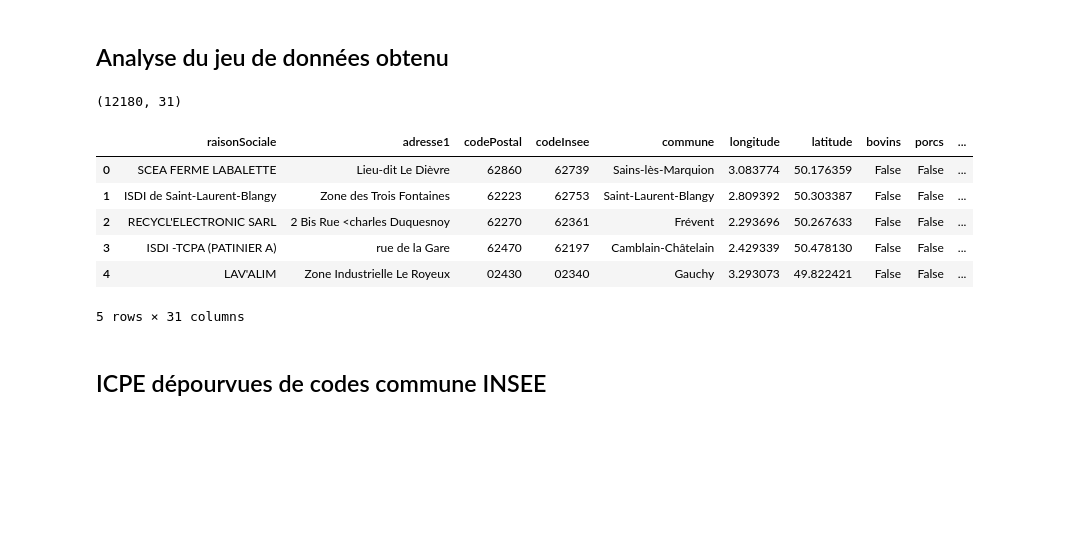
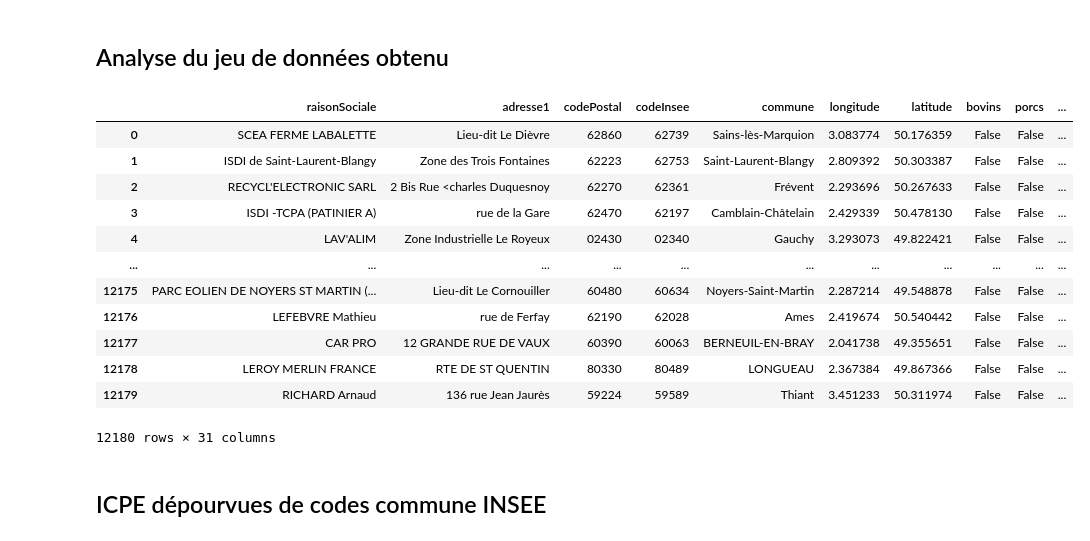
Before and after one commit to tgrandje/french-cities, a Jupyter notebook: notebooks_docs/usecase_1.ipynb, the cells around one changed output. Saved outputs shown, nothing was run; the diff lists cells and outputs as text; code cells hidden in the pictures; blank space fills up the shorter version.

```diff
--- a/notebooks_docs/usecase_1.ipynb
+++ b/notebooks_docs/usecase_1.ipynb
@@ -45,17 +45,21 @@ data = pd.DataFrame(data)
 # %% [markdown]
 ## Analyse du jeu de données obtenu
 # %%
-print(data.shape)
-data.head()
+data
 # %% [output]
+|  | raisonSociale | adresse1 | codePostal | codeInsee | commune | longitude | latitude | bovins | porcs | ... |
+| 0 | SCEA FERME LABALETTE | Lieu-dit Le Dièvre | 62860 | 62739 | Sains-lès-Marquion | 3.083774 | 50.176359 | False | False | ... |
+| 1 | ISDI de Saint-Laurent-Blangy | Zone des Trois Fontaines | 62223 | 62753 | Saint-Laurent-Blangy | 2.809392 | 50.303387 | False | False | ... |
+| 2 | RECYCL'ELECTRONIC SARL | 2 Bis Rue <charles Duquesnoy | 62270 | 62361 | Frévent | 2.293696 | 50.267633 | False | False | ... |
+| 3 | ISDI -TCPA (PATINIER A) | rue de la Gare | 62470 | 62197 | Camblain-Châtelain | 2.429339 | 50.478130 | False | False | ... |
+| 4 | LAV'ALIM | Zone Industrielle Le Royeux | 02430 | 02340 | Gauchy | 3.293073 | 49.822421 | False | False | ... |
+| ... | ... | ... | ... | ... | ... | ... | ... | ... | ... | ... |
+| 12175 | PARC EOLIEN DE NOYERS ST MARTIN (... | Lieu-dit Le Cornouiller | 60480 | 60634 | Noyers-Saint-Martin | 2.287214 | 49.548878 | False | False | ... |
+| 12176 | LEFEBVRE Mathieu | rue de Ferfay | 62190 | 62028 | Ames | 2.419674 | 50.540442 | False | False | ... |
+| 12177 | CAR PRO | 12 GRANDE RUE DE VAUX | 60390 | 60063 | BERNEUIL-EN-BRAY | 2.041738 | 49.355651 | False | False | ... |
+| 12178 | LEROY MERLIN FRANCE | RTE DE ST QUENTIN | 80330 | 80489 | LONGUEAU | 2.367384 | 49.867366 | False | False | ... |
+| 12179 | RICHARD Arnaud | 136 rue Jean Jaurès | 59224 | 59589 | Thiant | 3.451233 | 50.311974 | False | False | ... |
-(12180, 31)
+12180 rows × 31 columns
-|  | raisonSociale | adresse1 | codePostal | codeInsee | commune | longitude | latitude | bovins | porcs | ... |
-| 0 | SCEA FERME LABALETTE | Lieu-dit Le Dièvre | 62860 | 62739 | Sains-lès-Marquion | 3.083774 | 50.176359 | False | False | ... |
-| 1 | ISDI de Saint-Laurent-Blangy | Zone des Trois Fontaines | 62223 | 62753 | Saint-Laurent-Blangy | 2.809392 | 50.303387 | False | False | ... |
-| 2 | RECYCL'ELECTRONIC SARL | 2 Bis Rue <charles Duquesnoy | 62270 | 62361 | Frévent | 2.293696 | 50.267633 | False | False | ... |
-| 3 | ISDI -TCPA (PATINIER A) | rue de la Gare | 62470 | 62197 | Camblain-Châtelain | 2.429339 | 50.478130 | False | False | ... |
-| 4 | LAV'ALIM | Zone Industrielle Le Royeux | 02430 | 02340 | Gauchy | 3.293073 | 49.822421 | False | False | ... |
-5 rows × 31 columns
 # %% [markdown]
 ## ICPE dépourvues de codes commune INSEE
 # %%
```
Also changed, not shown: parts of 8 cells of this notebook, 3 other files.
